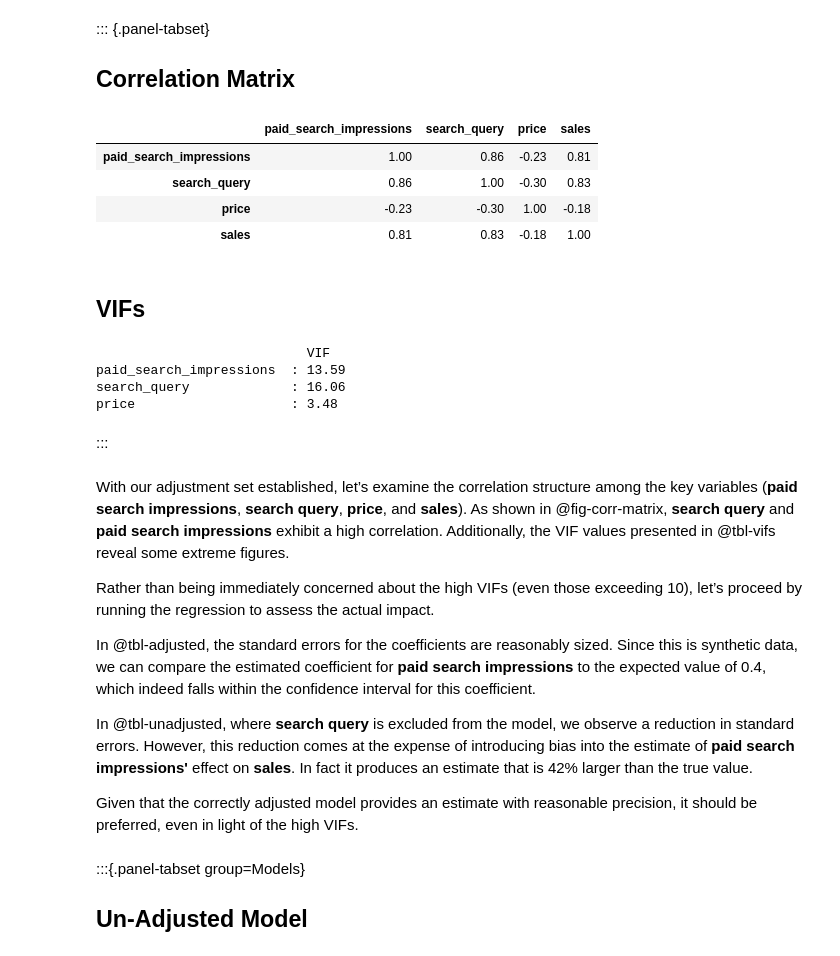
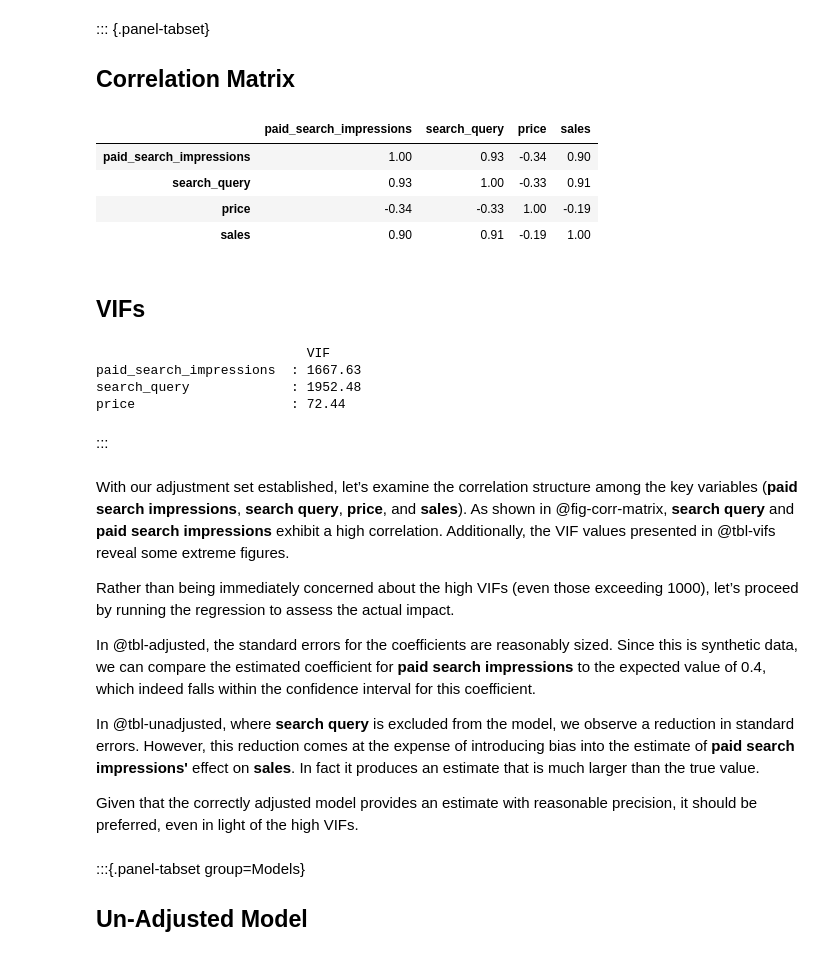
Before and after one commit to redam94/common_regression_issues, a Jupyter notebook: nbs/01_multicollinearity.ipynb, the cells around one changed output. Saved outputs shown, nothing was run; the diff lists cells and outputs as text; code cells hidden in the pictures.

```diff
--- a/nbs/01_multicollinearity.ipynb
+++ b/nbs/01_multicollinearity.ipynb
@@ -215,17 +213,17 @@ Attributes:
 # %%
 #| echo: false
 #| label: fig-corr-matrix
 #| fig-cap: Correlation matrix
 df = dataset.to_dataframe()
 columns = df.columns
 varnames = ['paid_search_impressions', 'search_query', 'price']
-df[varnames + ['sales']].corr().style.background_gradient(cmap='RdYlGn', vmin=-1, vmax=1).format(precision=2)
+np.log(df[varnames + ['sales']]).corr().style.background_gradient(cmap='RdYlGn', vmin=-1, vmax=1).format(precision=2)
 # %% [output]
 |  | paid_search_impressions | search_query | price | sales |
-| paid_search_impressions | 1.00 | 0.86 | -0.23 | 0.81 |
-| search_query | 0.86 | 1.00 | -0.30 | 0.83 |
-| price | -0.23 | -0.30 | 1.00 | -0.18 |
-| sales | 0.81 | 0.83 | -0.18 | 1.00 |
+| paid_search_impressions | 1.00 | 0.93 | -0.34 | 0.90 |
+| search_query | 0.93 | 1.00 | -0.33 | 0.91 |
+| price | -0.34 | -0.33 | 1.00 | -0.19 |
+| sales | 0.90 | 0.91 | -0.19 | 1.00 |
 # %% [markdown]
 ## VIFs
 # %%
@@ -234,22 +232,22 @@ df[varnames + ['sales']].corr().style.background_gradient(cmap='RdYlGn', vmin=-1
 #| tbl-cap: VIF for the regression model
 print(f"{'':26} VIF")
 for i, name in enumerate(varnames):
-    print(f"{name.ljust(25, ' ')}: {np.round(variance_inflation_factor(df[varnames], i),2)}")
+    print(f"{name.ljust(25, ' ')}: {np.round(variance_inflation_factor(np.log(df[varnames]), i),2)}")
 # %% [output]
                            VIF
-paid_search_impressions  : 13.59
-search_query             : 16.06
-price                    : 3.48
+paid_search_impressions  : 1667.63
+search_query             : 1952.48
+price                    : 72.44
 # %% [markdown]
 :::
 # %% [markdown]
 With our adjustment set established, let’s examine the correlation structure among the key variables (**paid search impressions**, **search query**, **price**, and **sales**). As shown in @fig-corr-matrix, **search query** and **paid search impressions** exhibit a high correlation. Additionally, the VIF values presented in @tbl-vifs reveal some extreme figures.
 
-Rather than being immediately concerned about the high VIFs (even those exceeding 10), let’s proceed by running the regression to assess the actual impact.
+Rather than being immediately concerned about the high VIFs (even those exceeding 1000), let’s proceed by running the regression to assess the actual impact.
 
 In @tbl-adjusted, the standard errors for the coefficients are reasonably sized. Since this is synthetic data, we can compare the estimated coefficient for **paid search impressions** to the expected value of 0.4, which indeed falls within the confidence interval for this coefficient.
 
-In @tbl-unadjusted, where **search query** is excluded from the model, we observe a reduction in standard errors. However, this reduction comes at the expense of introducing bias into the estimate of **paid search impressions'** effect on **sales**. In fact it produces an estimate that is 42% larger than the true value.
+In @tbl-unadjusted, where **search query** is excluded from the model, we observe a reduction in standard errors. However, this reduction comes at the expense of introducing bias into the estimate of **paid search impressions'** effect on **sales**. In fact it produces an estimate that is much larger than the true value.
 
 Given that the correctly adjusted model provides an estimate with reasonable precision, it should be preferred, even in light of the high VIFs.
 # %%
```
Also changed, not shown: parts of 38 cells of this notebook, 4 other files.
